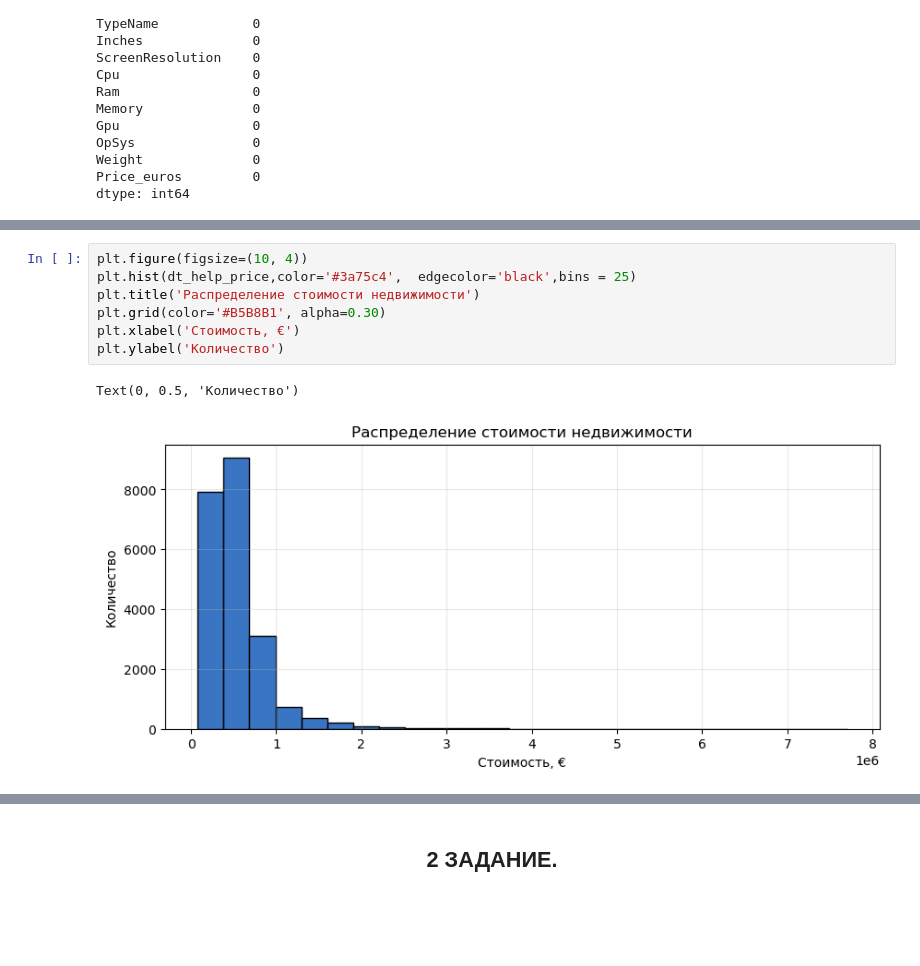
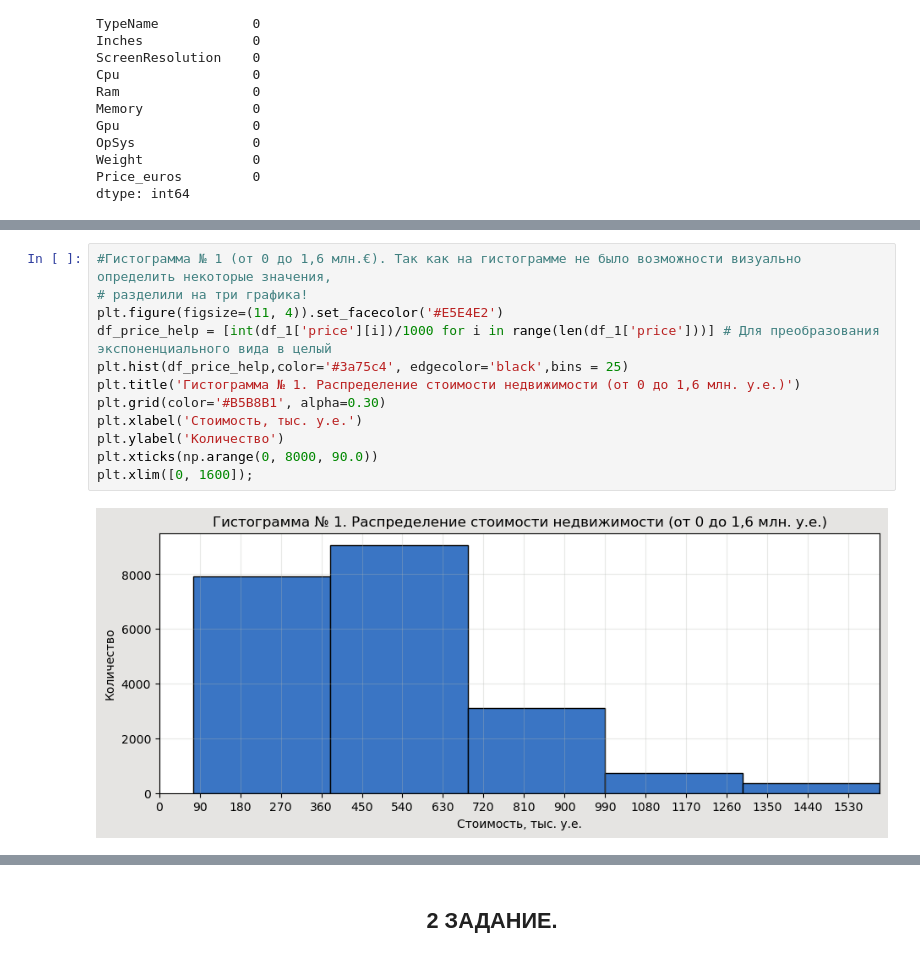
Before and after one commit to ASN-RF/Analitic_Python, a Jupyter notebook: DZ_4_certification.ipynb, the cells around one changed output, grey strips where cells are left out. Saved outputs shown, nothing was run; the diff lists cells and outputs as text; blank space fills up the shorter version.

```diff
--- a/DZ_4_certification.ipynb
+++ b/DZ_4_certification.ipynb
@@ -201,10 +241,14 @@ dtype: int64
 # %%
-plt.figure(figsize=(10, 4))
-plt.hist(dt_help_price,color='#3a75c4',  edgecolor='black',bins = 25)
-plt.title('Распределение стоимости недвижимости')
+#Гистограмма № 1 (от 0 до 1,6 млн.€). Так как на гистограмме не было возможности визуально определить некоторые значения,
+# разделили на три графика!
+plt.figure(figsize=(11, 4)).set_facecolor('#E5E4E2')
+df_price_help = [int(df_1['price'][i])/1000 for i in range(len(df_1['price']))] # Для преобразования экспоненциального вида в целый
+plt.hist(df_price_help,color='#3a75c4', edgecolor='black',bins = 25)
+plt.title('Гистограмма № 1. Распределение стоимости недвижимости (от 0 до 1,6 млн. у.е.)')
 plt.grid(color='#B5B8B1', alpha=0.30)
-plt.xlabel('Стоимость, €')
+plt.xlabel('Стоимость, тыс. у.е.')
 plt.ylabel('Количество')
+plt.xticks(np.arange(0, 8000, 90.0))
+plt.xlim([0, 1600]);
 # %% [output]
-Text(0, 0.5, 'Количество')
-[figure, old version]
+[figure, new version]
```
Also changed, not shown: parts of 93 cells of this notebook.
